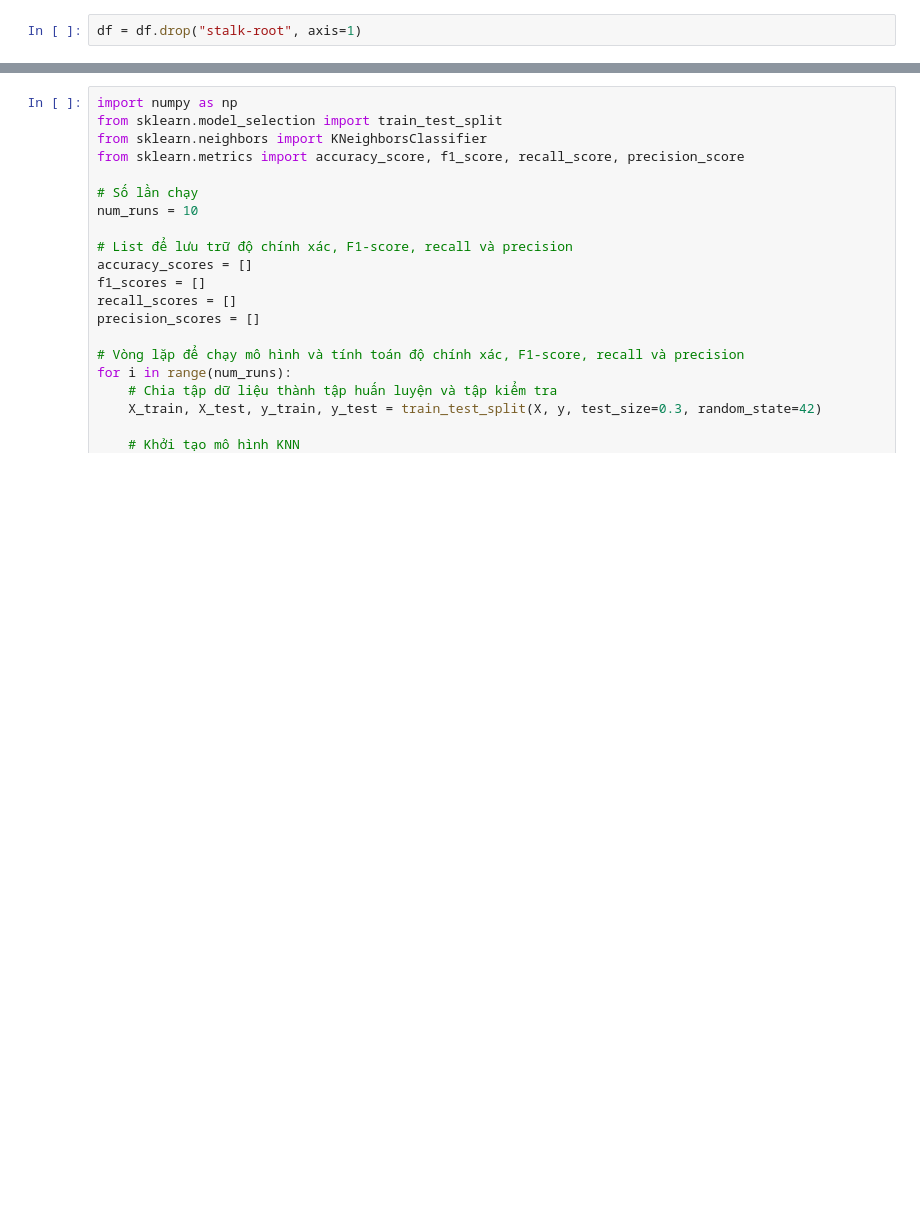
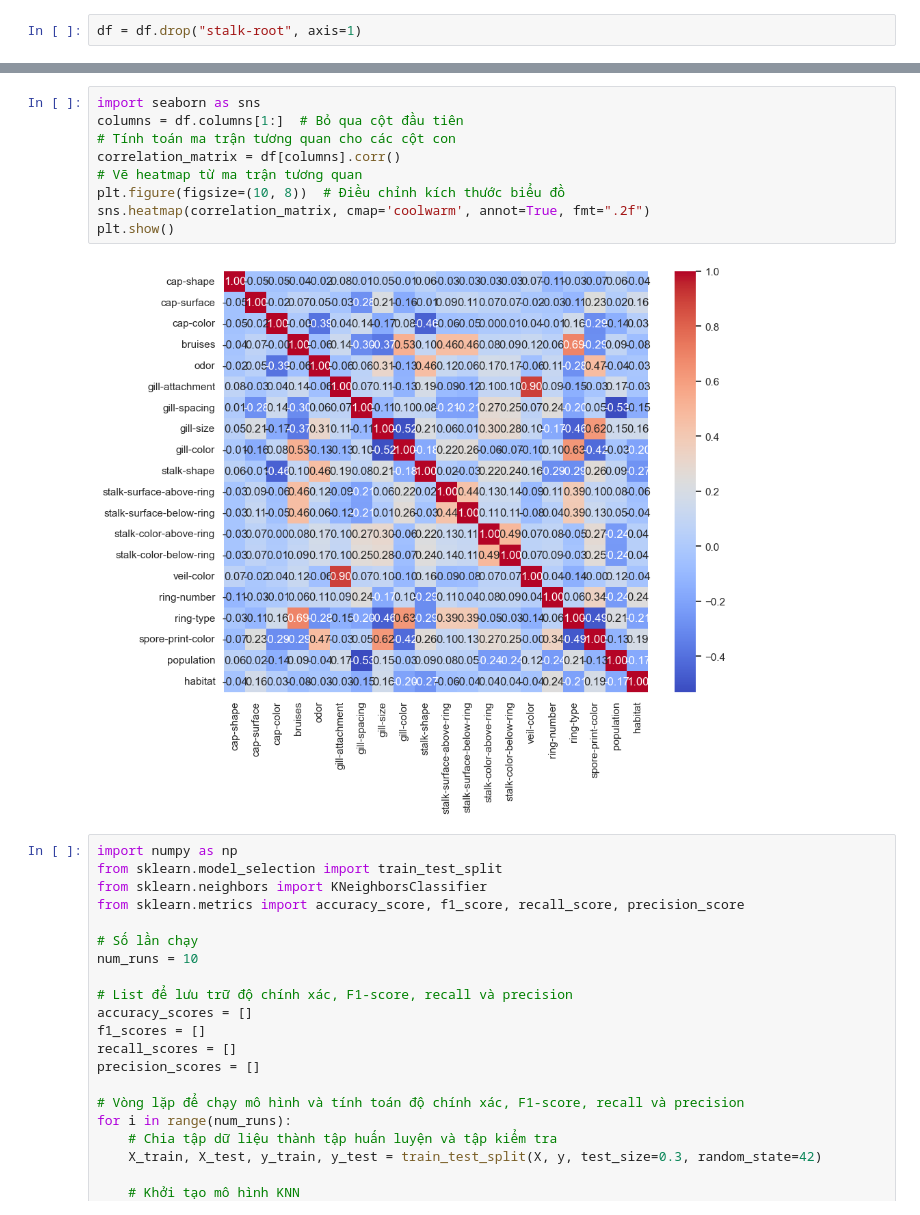
Before and after one commit to nduongctu/mushroom, a Jupyter notebook: test.ipynb, the cells around one changed output, grey strips where cells are left out. Saved outputs shown, nothing was run; the diff lists cells and outputs as text; blank space fills up the shorter version.

```diff
--- a/test.ipynb
+++ b/test.ipynb
@@ -248,3 +329,14 @@ Encoded Values: [2 3 0 1]
+# %%
+import seaborn as sns
+columns = df.columns[1:]  # Bỏ qua cột đầu tiên
+# Tính toán ma trận tương quan cho các cột con
+correlation_matrix = df[columns].corr()
+# Vẽ heatmap từ ma trận tương quan
+plt.figure(figsize=(10, 8))  # Điều chỉnh kích thước biểu đồ
+sns.heatmap(correlation_matrix, cmap='coolwarm', annot=True, fmt=".2f")
+plt.show()
+# %% [output]
+[figure, added]
 # %%
 import numpy as np
 from sklearn.model_selection import train_test_split
```
Also changed, not shown: parts of 8 cells of this notebook, 2 other files.
